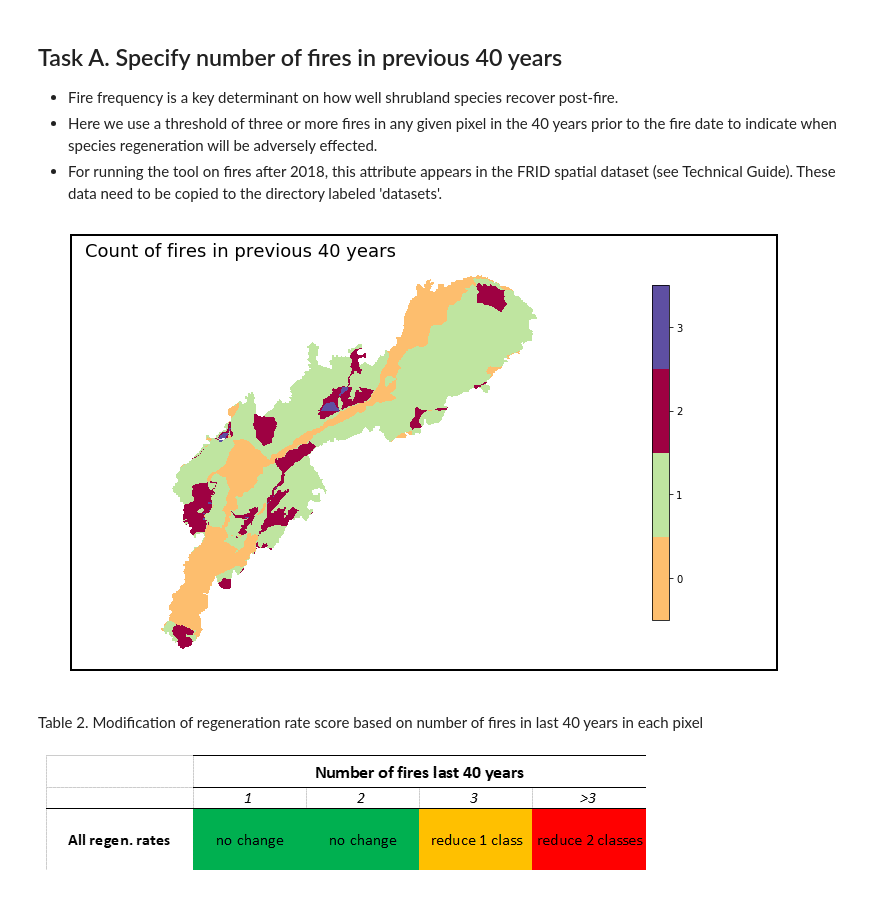
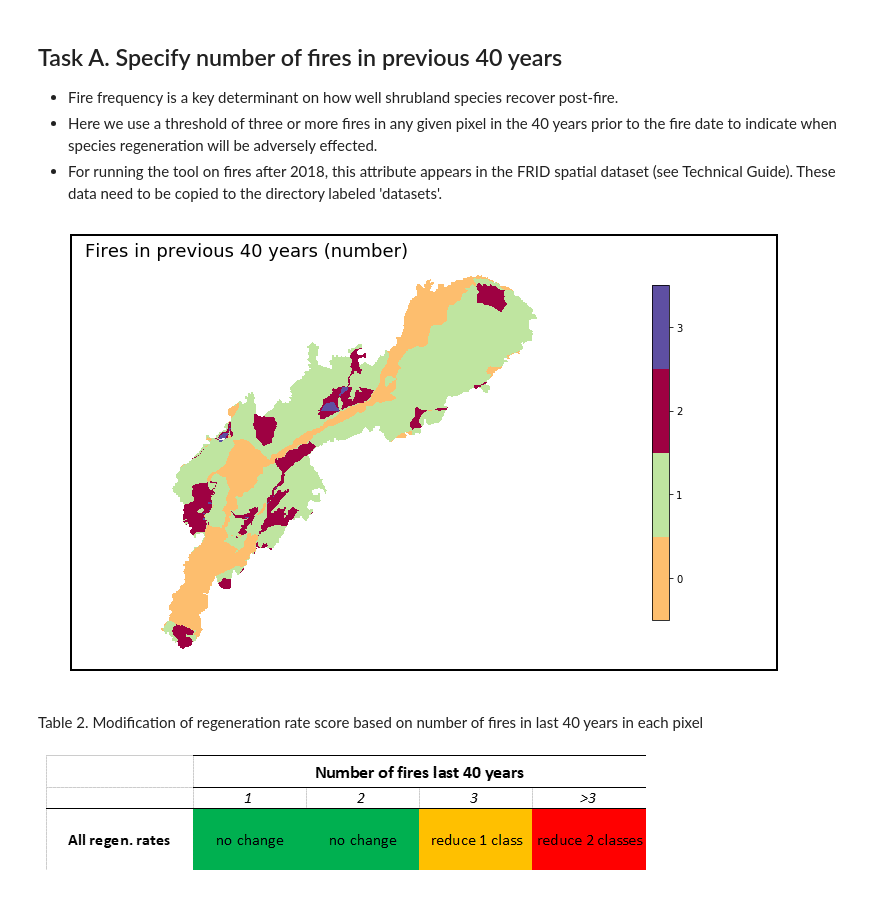
Before and after one commit to adhollander/postfire, a Jupyter notebook: PostfireRestorationTool.ipynb, the cells around one changed output. Cells and saved outputs as stored; diff of their text form; code cells hidden in the pictures.

```diff
--- a/PostfireRestorationTool.ipynb
+++ b/PostfireRestorationTool.ipynb
@@ -909,25 +909,25 @@ For running the tool on fires after 2018, this attribute appears in the FRID spa
 # %%
 # plot of fire count
 fcxarr = xr.open_rasterio(firecountrast)
 fcxarr2 = xr.where(fcxarr == 255, np.nan, fcxarr)
 fcxarr2.attrs = fcxarr.attrs
 fig, ax = plt.subplots(figsize=(15,8))
 cmap = firecountcm
 cmap.set_over(alpha=0)
 firecountplot = ax.imshow(fcxarr2[0,], cmap=cmap, vmin=-0.5, vmax=3.5)
 cbar = fig.colorbar(firecountplot, fraction=0.02, ticks=range(4))
 
 autoAxis = ax.axis()
 rec = plt.Rectangle((autoAxis[0]-0.7,autoAxis[2]-0.2),(autoAxis[1]-autoAxis[0])+240,(autoAxis[3]-autoAxis[2])+0.4,fill=False,lw=2)
 rec = ax.add_patch(rec)
 rec.set_clip_on(False)
 
 # cbar.ax.set_yticklabels(veglabels)
 # ax.set(title="Count of number of fires in previous 40 years")
-ax.text(20,30, "Count of fires in previous 40 years",  fontsize=18)
+ax.text(20,30, "Fires in previous 40 years (number)",  fontsize=18)
 ax.set_axis_off();
 # %% [output]
-[figure, old version]
+[figure, new version]
 # %%
 # maybe plot this as well?
 tsfarr = xr.open_rasterio(timesincefirerast)
```
Also changed, not shown: parts of 7 cells of this notebook, 1 other file.
